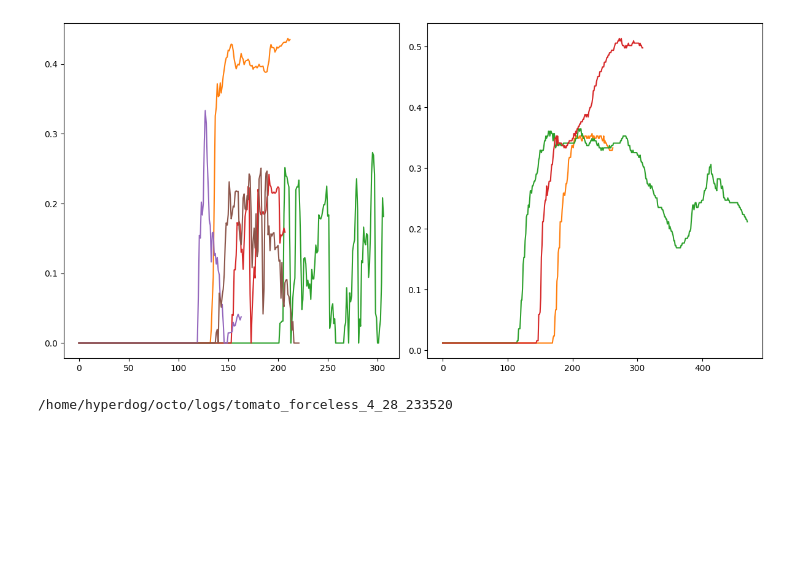
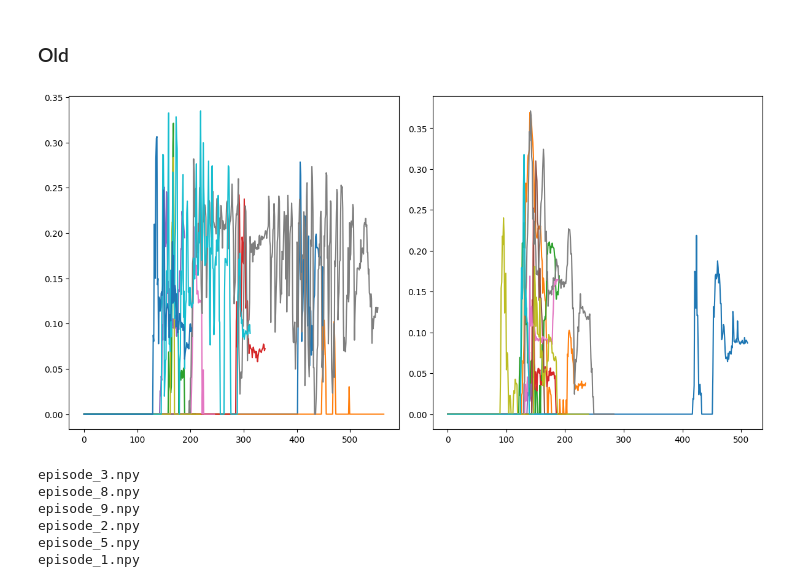
Before and after one commit to ErkhovArtem/octo, a Jupyter notebook: inference/visualizer.ipynb, the cells around one changed output. Cells and saved outputs as stored; diff of their text form; code cells hidden in the pictures; blank space fills up the shorter version.

Commit message:
Update visualization and logging scripts

```diff
--- a/inference/visualizer.ipynb
+++ b/inference/visualizer.ipynb
@@ -23,20 +8,33 @@ def get_latest_directory(path, substring):
+# %% [markdown]
+### Old
 # %%
-log_path = '/home/hyperdog/octo/logs/'
-forcefullpath = get_latest_directory(log_path, 'forcefull')
-forcelesspath = get_latest_directory(log_path, 'forceless')
+log_path = '/home/hyperdog/octo/logs/tomato/'
+forcefullpath = log_path + 'forcefull/'
+forcelesspath = log_path +'forceless/'
 forcefiles = [f for f in listdir(forcefullpath) if isfile(join(forcefullpath, f))]
 forcelessfiles = [f for f in listdir(forcelesspath) if isfile(join(forcelesspath, f))]
 fig, axs = plt.subplots(1, 2, figsize=(12, 6))
 for file in forcefiles:
-    data = np.load(forcefullpath / file, allow_pickle=True)
+    data = np.load(forcefullpath + file, allow_pickle=True)
     axs[0].plot(data)
 for file in forcelessfiles:
-    data = np.load(forcelesspath / file, allow_pickle=True)
+    data = np.load(forcelesspath + file, allow_pickle=True)
     axs[1].plot(data)
 
 plt.tight_layout()
 plt.show()
-print(forcelesspath)
 # %% [output]
-[figure, old version]
+[figure, new version]
-/home/hyperdog/octo/logs/tomato_forceless_4_28_233520
+# %%
+min = 500
+for file in forcelessfiles:
+    data = np.load(log_path + 'forceless/' + file, allow_pickle=True)
+    if data[-1] == 0:
+        print(file)
+# %% [output]
+episode_3.npy
+episode_8.npy
+episode_9.npy
+episode_2.npy
+episode_5.npy
+episode_1.npy
```
Also changed, not shown: parts of 17 cells of this notebook, 6 other files.
